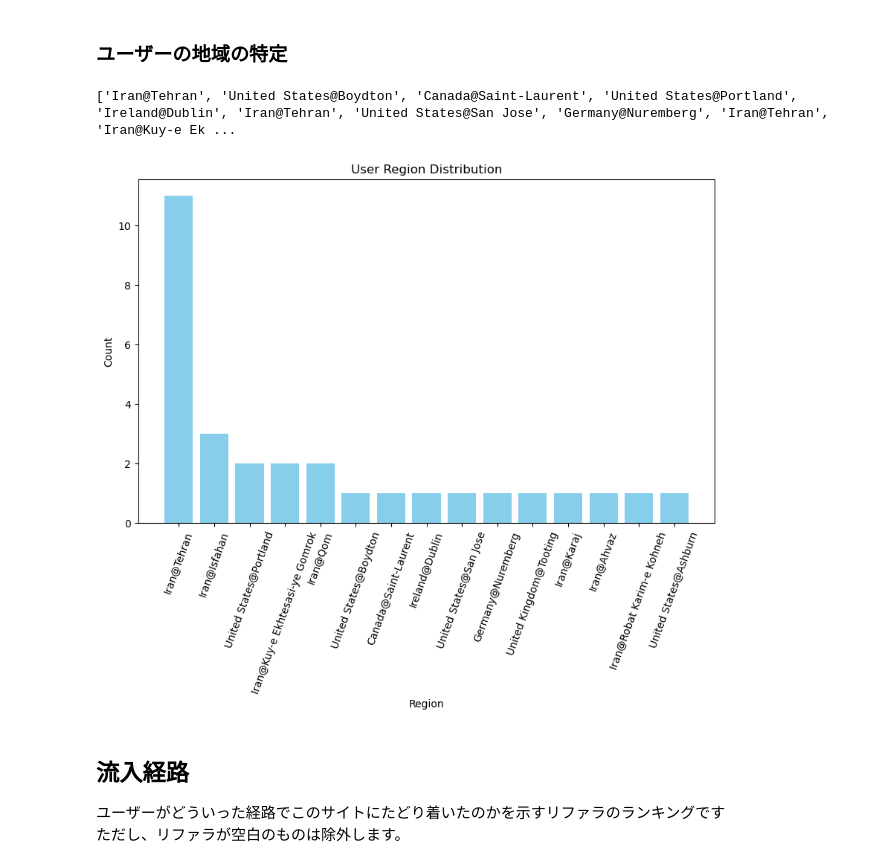
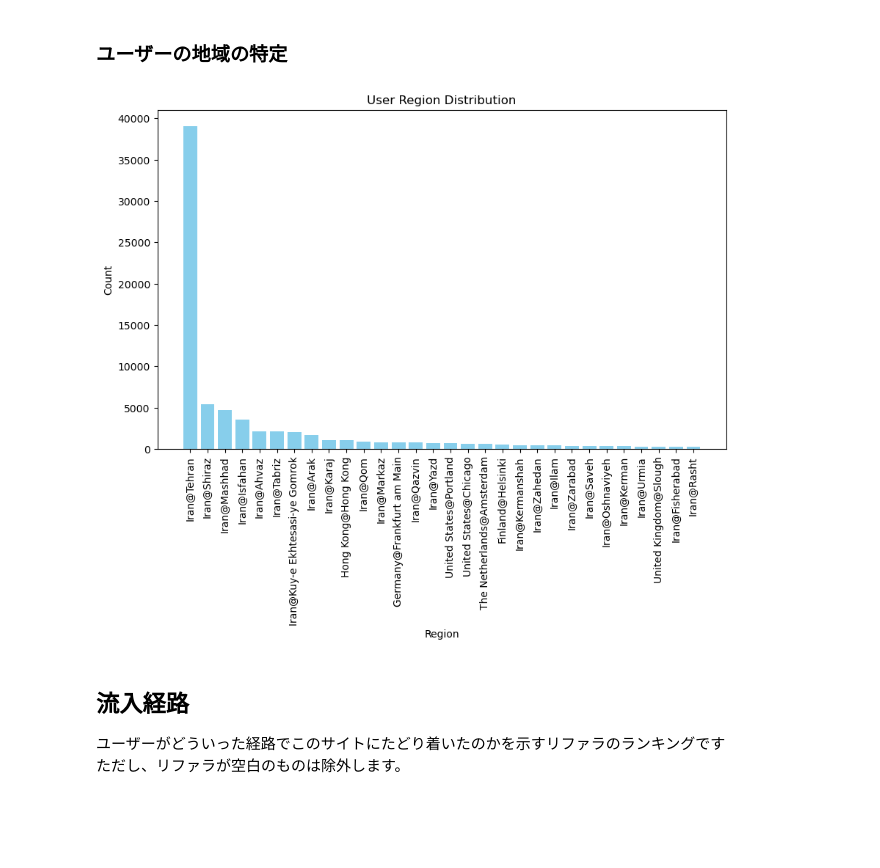
Before and after one commit to yutadd/Datascience_Server_Log, a Jupyter notebook: analyse.ipynb, the cells around one changed output. Drawn from its saved outputs; the diff is of its cells as text; code cells hidden in the pictures; blank space fills up the shorter version.

```diff
--- a/analyse.ipynb
+++ b/analyse.ipynb
@@ -198,38 +229,37 @@ plt.show()
 # %% [markdown]
 ### ユーザーの地域の特定
 # %%
+from itertools import islice
 import geoip2.database
 import numpy as np
 reader = geoip2.database.Reader('data/GeoLite2-City.mmdb')
 # ユニークなIPアドレスの地域を特定する
 unique_ips = df['IP'].unique()
 array=[]
 for ip in unique_ips:
     try:
         city=reader.city(ip)
         array.append(city.country.name +'@'+city.city.name)
     except Exception as e:
         pass
-print(array[:30])
 region_counts = {}
-for region in array[:30]:
+for region in array:
     if region in region_counts:
         region_counts[region] += 1
     else:
         region_counts[region] = 1
 
-sorted_regions = dict(sorted(region_counts.items(), key=lambda item: item[1], reverse=True))
+sorted_regions = dict(sorted(region_counts.items(), key=lambda item: item[1], reverse=True)[:30])
 # プロットを作成
 plt.figure(figsize=(10, 6))
 plt.bar(sorted_regions.keys(), sorted_regions.values(), color='skyblue')
 plt.title('User Region Distribution')
 plt.xlabel('Region')
-plt.xticks(rotation=70)
+plt.xticks(rotation=90)
 plt.ylabel('Count')
 plt.show()
 # %% [output]
-['Iran@Tehran', 'United States@Boydton', 'Canada@Saint-Laurent', 'United States@Portland', 'Ireland@Dublin', 'Iran@Tehran', 'United States@San Jose', 'Germany@Nuremberg', 'Iran@Tehran', 'Iran@Kuy-e Ek ...
-[figure, old version]
+[figure, new version]
 # %% [markdown]
 ## 流入経路
 ユーザーがどういった経路でこのサイトにたどり着いたのかを示すリファラのランキングです
```
Also changed, not shown: parts of 6 cells of this notebook, 5 other files.
